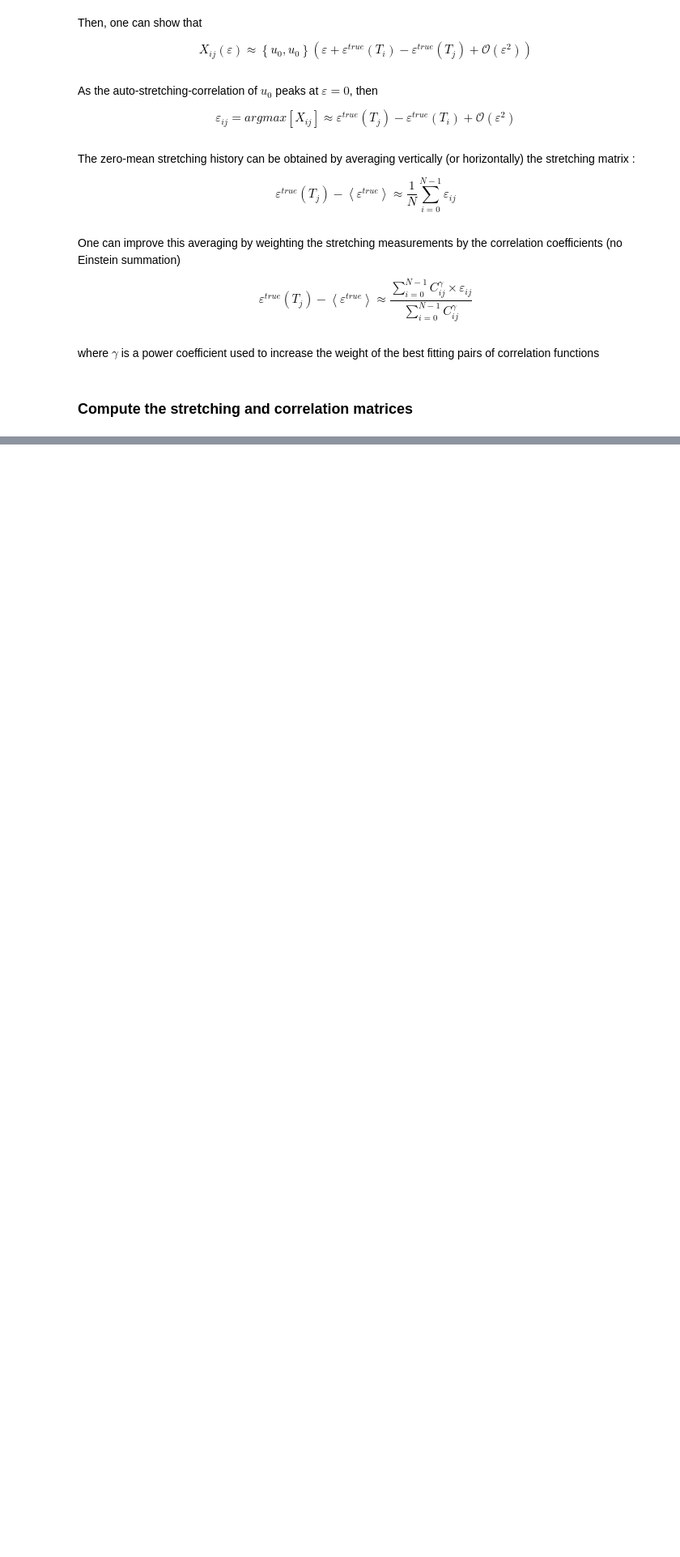
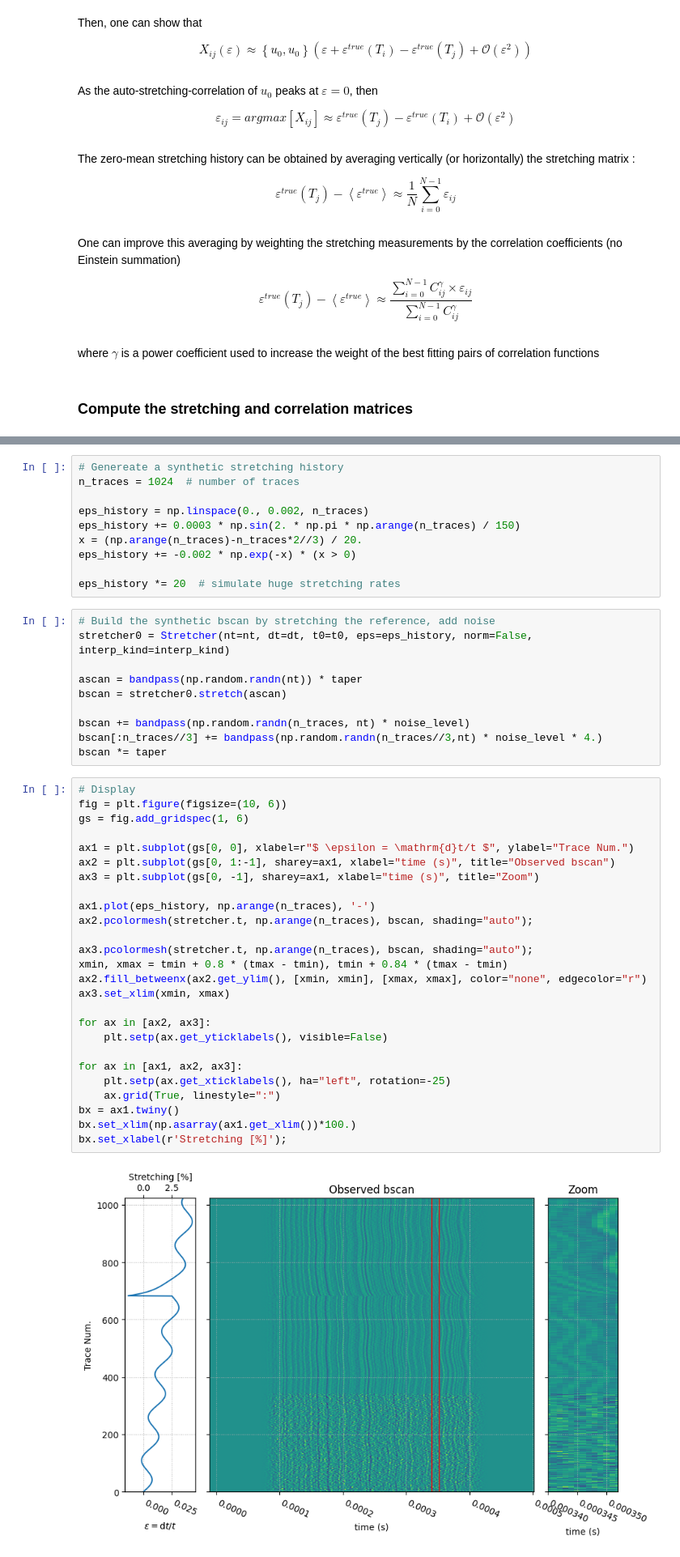
Before and after one commit to mlehujeur/coodddaaaa, a Jupyter notebook: examples/000_examples.ipynb, the cells around one changed output, grey strips where cells are left out. Shown at 81% size. Saved outputs shown, nothing was run; the diff lists cells and outputs as text; blank space fills up the shorter version.

```diff
--- a/examples/000_examples.ipynb
+++ b/examples/000_examples.ipynb
@@ -527,0 +541,48 @@ bx.set_ylabel(r'Stretching [%]');
+# %%
+# Genereate a synthetic stretching history
+n_traces = 1024  # number of traces
+
+eps_history = np.linspace(0., 0.002, n_traces)
+eps_history += 0.0003 * np.sin(2. * np.pi * np.arange(n_traces) / 150)
+x = (np.arange(n_traces)-n_traces*2//3) / 20.
+eps_history += -0.002 * np.exp(-x) * (x > 0)
+
+eps_history *= 20  # simulate huge stretching rates
+# %%
+# Build the synthetic bscan by stretching the reference, add noise
+stretcher0 = Stretcher(nt=nt, dt=dt, t0=t0, eps=eps_history, norm=False, interp_kind=interp_kind)
+
+ascan = bandpass(np.random.randn(nt)) * taper
+bscan = stretcher0.stretch(ascan)
+
+bscan += bandpass(np.random.randn(n_traces, nt) * noise_level)
+bscan[:n_traces//3] += bandpass(np.random.randn(n_traces//3,nt) * noise_level * 4.)
+bscan *= taper
+# %%
+# Display
+fig = plt.figure(figsize=(10, 6))
+gs = fig.add_gridspec(1, 6)
+
+ax1 = plt.subplot(gs[0, 0], xlabel=r"$ \epsilon = \mathrm{d}t/t $", ylabel="Trace Num.")
+ax2 = plt.subplot(gs[0, 1:-1], sharey=ax1, xlabel="time (s)", title="Observed bscan")
+ax3 = plt.subplot(gs[0, -1], sharey=ax1, xlabel="time (s)", title="Zoom")
+
+ax1.plot(eps_history, np.arange(n_traces), '-')
+ax2.pcolormesh(stretcher.t, np.arange(n_traces), bscan, shading="auto");
+
+ax3.pcolormesh(stretcher.t, np.arange(n_traces), bscan, shading="auto");
+xmin, xmax = tmin + 0.8 * (tmax - tmin), tmin + 0.84 * (tmax - tmin)
+ax2.fill_betweenx(ax2.get_ylim(), [xmin, xmin], [xmax, xmax], color="none", edgecolor="r")
+ax3.set_xlim(xmin, xmax)
+
+for ax in [ax2, ax3]:
+    plt.setp(ax.get_yticklabels(), visible=False)
+
+for ax in [ax1, ax2, ax3]:
+    plt.setp(ax.get_xticklabels(), ha="left", rotation=-25)
+    ax.grid(True, linestyle=":")
+bx = ax1.twiny()
+bx.set_xlim(np.asarray(ax1.get_xlim())*100.)
+bx.set_xlabel(r'Stretching [%]');
+# %% [output]
+[figure, added]
```
Also changed, not shown: parts of 22 cells of this notebook.
